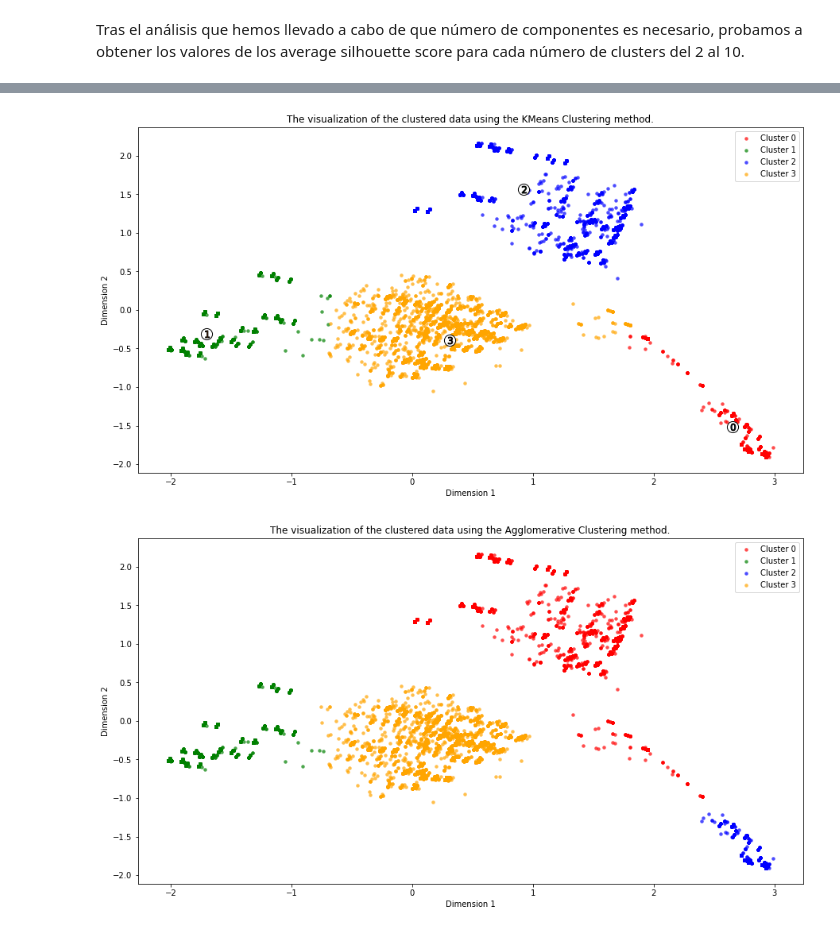
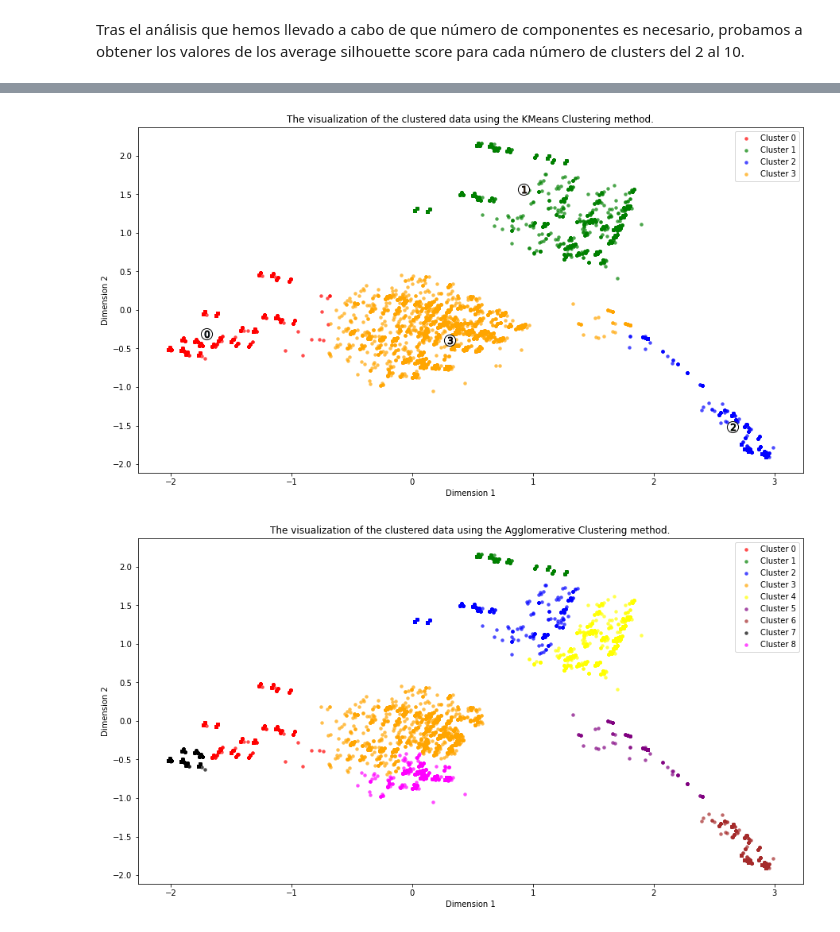
Before and after one commit to LucioBolatti/RecSys22-UB, a Jupyter notebook: clustering_features.ipynb, the cells around one changed output, grey strips where cells are left out. Drawn from its saved outputs; the diff is of its cells as text; code cells hidden in the pictures.

Commit message:
clusters vars

```diff
--- a/clustering_features.ipynb
+++ b/clustering_features.ipynb
@@ -215,7 +217,7 @@ def visualize_clusters(to_plot,n_clusters,method,centers = []):
     plt.figure(figsize=(15,8))
     ax=plt.subplot()
 
-    colors=['red','green','blue','orange','yellow','purple']
+    colors=['red','green','blue','orange','yellow','purple','brown','black','magenta','cyan']
 
     for n_clusters in range(n_clusters):
 
@@ -250,43 +252,43 @@ pca_2comp=PCA(n_components=2)
 df_reduced_2comp=pca_2comp.fit_transform(features_scaled)
 
 # running Kmeans for 5 clusters on 2 PC's
-kmeans_pca_2comp=KMeans(n_clusters=4)
+kmeans_pca_2comp=KMeans(n_clusters=n_clusts)
 reduced_cluster_labels_2comp=kmeans_pca_2comp.fit_predict(df_reduced_2comp)
 centers_2comp=kmeans_pca_2comp.cluster_centers_
 
 #creating dataframes for cluster labels and 2 PC's
 predictions=pd.DataFrame(reduced_cluster_labels_2comp,columns=['Cluster_pred'])
-reduced_df_2comp=pd.DataFrame(np.round(df_reduced_2comp,4),columns=['Dimension 1','Dimension 2'])
+reduced_df_2comp=pd.DataFrame(np.round(df_reduced_2comp,n_clusts),columns=['Dimension 1','Dimension 2'])
 
 # concatanete the above two dfs
 to_plot=pd.concat([predictions,reduced_df_2comp], axis=1)
 
-visualize_clusters(to_plot,4,"KMeans Clustering",centers_2comp)
+visualize_clusters(to_plot,n_clusts,"KMeans Clustering",centers_2comp)
 # %% [output]
-[figure, old version]
+[figure, new version]
 # %%
 #AgglomerativeClustering
 
 #visualizing the 5 clusters in 2 dimensions with 2 principal componenets
 #reducing data to 2 prinicipal components
 pca_2comp=PCA(n_components=2)
 df_reduced_2comp=pca_2comp.fit_transform(features_scaled)
 
 # running Kmeans for 5 clusters on 2 PC's
-kmeans_pca_2comp=AgglomerativeClustering(n_clusters=4)
+kmeans_pca_2comp=AgglomerativeClustering(n_clusters=10)
 reduced_cluster_labels_2comp=kmeans_pca_2comp.fit_predict(df_reduced_2comp)
 #centers_2comp=kmeans_pca_2comp.cluster_centers_
 
 #creating dataframes for cluster labels and 2 PC's
 predictions=pd.DataFrame(reduced_cluster_labels_2comp,columns=['Cluster_pred'])
-reduced_df_2comp=pd.DataFrame(np.round(df_reduced_2comp,4),columns=['Dimension 1','Dimension 2'])
+reduced_df_2comp=pd.DataFrame(np.round(df_reduced_2comp,10),columns=['Dimension 1','Dimension 2'])
 
 # concatanete the above two dfs
 to_plot=pd.concat([predictions,reduced_df_2comp], axis=1)
 
-visualize_clusters(to_plot,4,"Agglomerative Clustering")
+visualize_clusters(to_plot,9,"Agglomerative Clustering")
 # %% [output]
-[figure, old version]
+[figure, new version]
 # %%
 #GMixture
 
```
Also changed, not shown: parts of 4 cells of this notebook, 4 other files.
